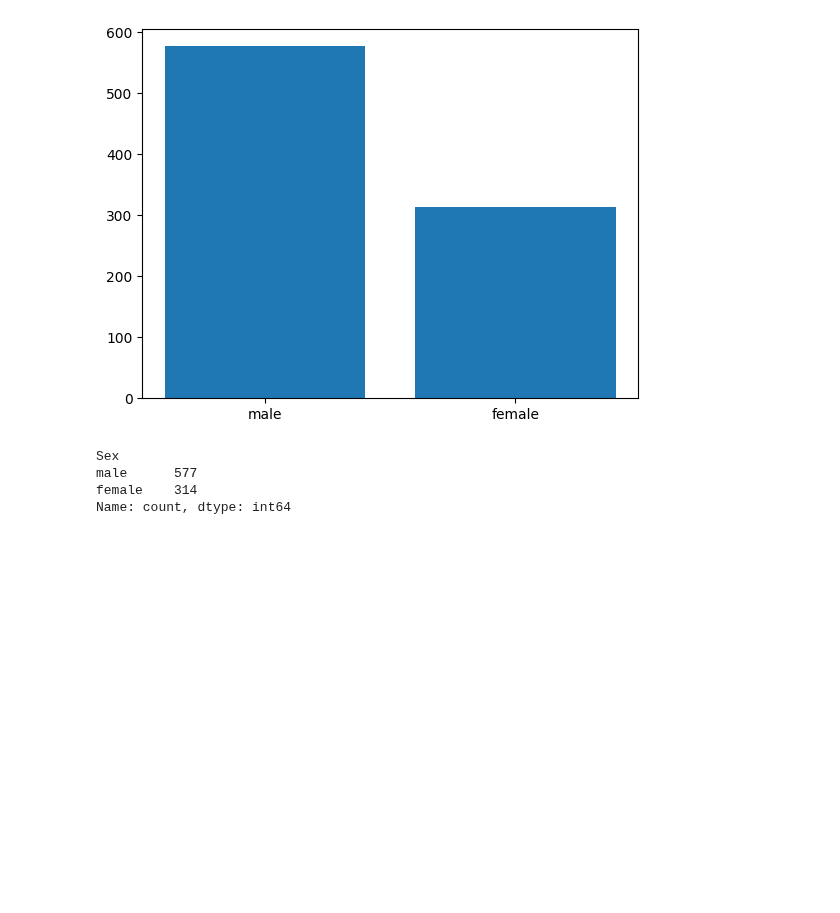
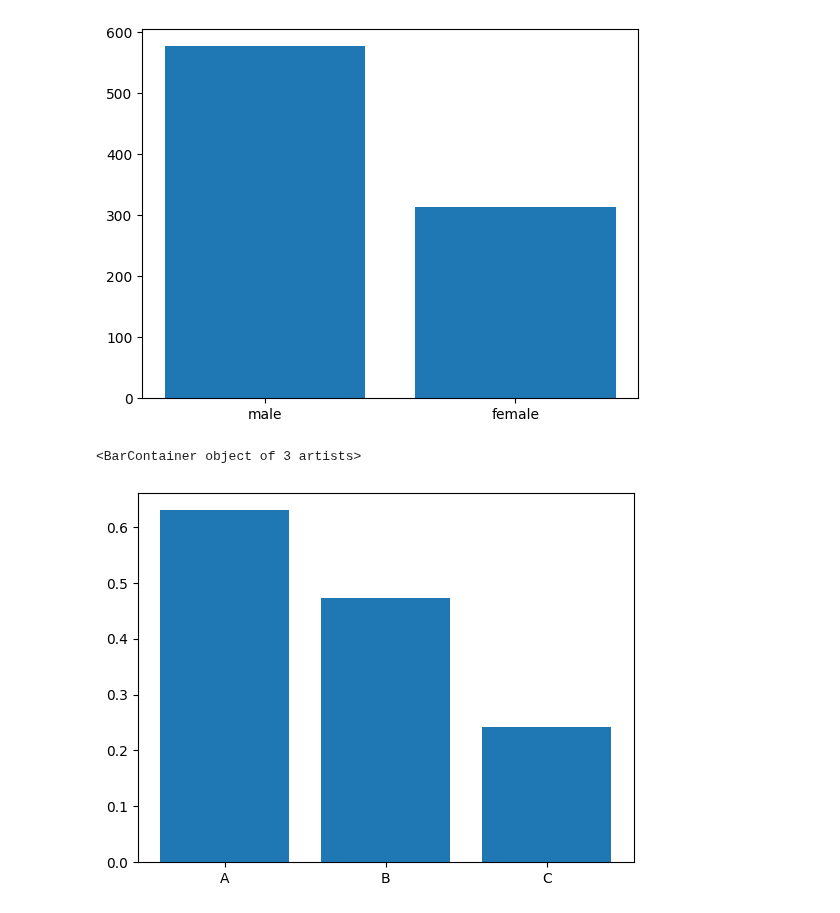
Before and after one commit to adarsha-7/machine-learning, a Jupyter notebook: chapter_3/chapter_exercise/3/main.ipynb, the cells around one changed output. Cells and saved outputs as stored; diff of their text form; code cells hidden in the pictures; blank space fills up the shorter version.

```diff
--- a/chapter_3/chapter_exercise/3/main.ipynb
+++ b/chapter_3/chapter_exercise/3/main.ipynb
@@ -135,12 +135,14 @@ plt.bar(gender.index, gender.values)
 <BarContainer object of 2 artists>
 [figure]
 # %%
-counts = train["Pclass"].value_counts()
-gender = train["Sex"].value_counts()
+survive = train[train.Survived == 1]
+not_survive = train[train.Survived == 0]
 
-gender
+percent_survive_class_1 = survive[survive.Pclass == 1].shape[0] / train[train.Pclass == 1].shape[0]
+percent_survive_class_2 = survive[survive.Pclass == 2].shape[0] / train[train.Pclass == 2].shape[0]
+percent_survive_class_3 = survive[survive.Pclass == 3].shape[0] / train[train.Pclass == 3].shape[0]
-# %% [output]
-Sex
-male      577
-female    314
-Name: count, dtype: int64
+# %%
+plt.bar(['A', 'B', 'C'], [percent_survive_class_1, percent_survive_class_2, percent_survive_class_3])
+# %% [output]
+<BarContainer object of 3 artists>
+[figure, added]
```
Also changed, not shown: parts of 3 cells of this notebook.
